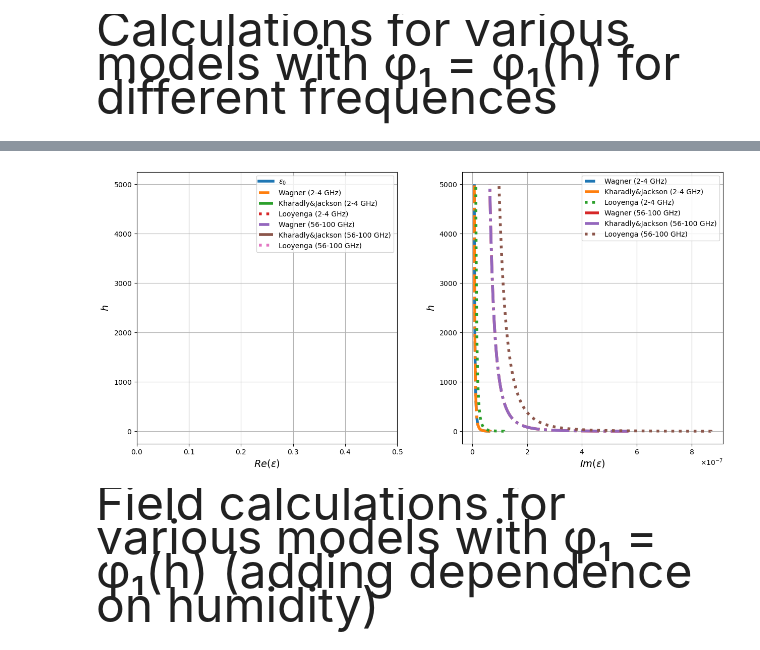
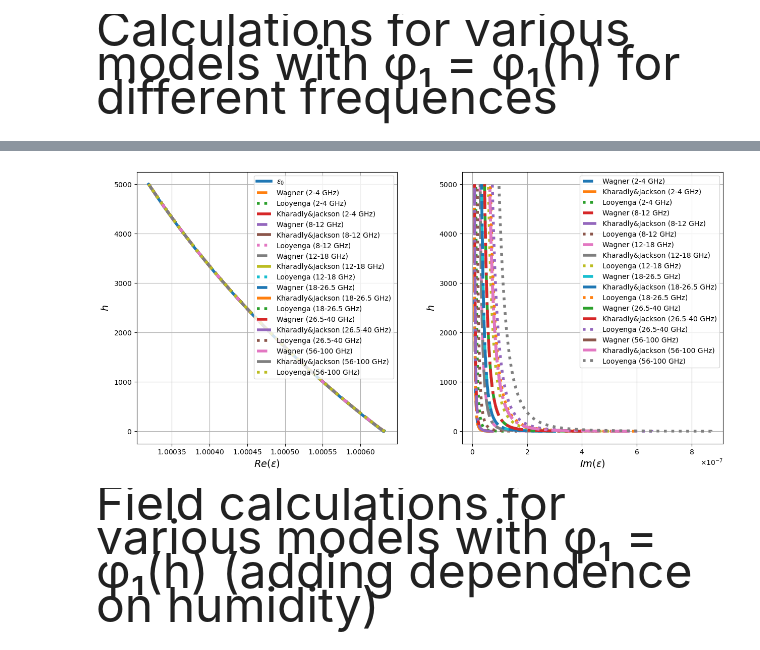
Before and after one commit to Margo-10/pe_radiowaves, a Jupyter notebook: pe_radiowaves.ipynb, the cells around one changed output, grey strips where cells are left out. Cells and saved outputs as stored; diff of their text form; code cells hidden in the pictures.

```diff
--- a/pe_radiowaves.ipynb
+++ b/pe_radiowaves.ipynb
@@ -87,7 +87,7 @@ plt.show()
 # %%
 cols = 20
 Humidity = np.linspace(0,1,cols+1)
-eps_1 = [0]*cols
+eps_1 = [0]*(cols+1)
 for i in range(cols):
     eps_1[i]= (4.56 + 0.04*Humidity[i] - 7.78*pow(Humidity[i],2)*1.e-4 + 5.56*pow(Humidity[i],3)*1.e-6) + cmath.sqrt(-1)*(0.251+ 0.02*Humidity[i] - 3.71*pow(Humidity[i],2)*1.e-4 + 2.76*pow(Humidity[i],3)*1.e-6)
 # %%
@@ -164,9 +164,9 @@ plt.show()
 
 <span style="font-size: 48px;">Calculations for various models with φ₁ = φ₁(h) </span>
 # %%
-eps_1= [4.56 + cmath.sqrt(-1)*0.251]*(H_max*coeff+1)
+eps_1= [4.560 + cmath.sqrt(-1)*0.251]*(H_max*coeff+1)
 b=0.28
-rho=2440
+rho=2440.0
 
 #visibility
 V_0 = 6.5; #meters
@@ -280,8 +280,8 @@ plt.show()
 <span style="font-size: 48px;">Calculations for various models with φ₁ = φ₁(h) (adding dependence on humidity)</span>
 # %%
 cols = 20
-Humidity = np.linspace(0,1,cols)
-eps_1 = [0]*cols
+Humidity = np.linspace(0,1,cols+1)
+eps_1 = [0]*(cols+1)
 for i in range(cols):
     eps_1[i]= (4.56 + 0.04*Humidity[i] - 7.78*pow(Humidity[i],2)*1.e-4 + 5.56*pow(Humidity[i],3)*1.e-6) + cmath.sqrt(-1)*(0.251+ 0.02*Humidity[i] - 3.71*pow(Humidity[i],2)*1.e-4 + 2.76*pow(Humidity[i],3)*1.e-6)
 # %%
@@ -363,11 +363,5 @@ plt.show()
 # %%
 Humidity = 0.0
 cols = 6
-eps_1 = [4.56 + cmath.sqrt(-1)*0.251, 5.73 + cmath.sqrt(-1)*0.415, 5.50 + cmath.sqrt(-1)*1.300,  5.10 + cmath.sqrt(-1)*1.400,  4.00 + cmath.sqrt(-1)*1.325, 3.50 + cmath.sqrt(-1)*1.640]
-eps_w_real = np.zeros((H_max*coeff+1,cols),dtype=complex)
-eps_kj_real = np.zeros((H_max*coeff+1,cols),dtype=complex)
-eps_l_real = np.zeros((H_max*coeff+1,cols),dtype=complex)
-eps_w_complex = np.zeros((H_max*coeff+1,cols),dtype=complex)
-eps_kj_complex = np.zeros((H_max*coeff+1,cols),dtype=complex)
-eps_l_complex = np.zeros((H_max*coeff+1,cols),dtype=complex)
+eps_1 = [4.560 + cmath.sqrt(-1)*0.251, 5.730 + cmath.sqrt(-1)*0.415, 5.500 + cmath.sqrt(-1)*1.300,  5.100 + cmath.sqrt(-1)*1.400,  4.000 + cmath.sqrt(-1)*1.325, 3.500 + cmath.sqrt(-1)*1.640]
 # %%
@@ -405,36 +420,72 @@ fig, axs = plt.subplots(1, 2, figsize=(15, 7), gridspec_kw={'wspace': 0.25} )
 #fig.suptitle('Добавление влажности ($H = {} \% $)'.format(Humidity*100))
 
 axs[0].plot(eps_0, h,  label='$ε_0$', linewidth='4', linestyle='-')
 axs[0].plot(eps_w_real[:, 0], h,  label='Wagner (2-4 GHz)', linewidth='4', linestyle='--')
+axs[0].plot(eps_l_real[:,0],h,  label='Looyenga (2-4 GHz)', linewidth='4', linestyle=':')
 axs[0].plot(eps_kj_real[:,0],h, label='Kharadly&Jackson (2-4 GHz)', linewidth='4',  linestyle='-.')
-axs[0].plot(eps_l_real[:,0],h,  label='Looyenga (2-4 GHz)', linewidth='4', linestyle=':')
+
+axs[0].plot(eps_w_real[:,1], h,  label='Wagner (8-12 GHz)', linewidth='4', linestyle='--')
+axs[0].plot(eps_kj_real[:,1],h, label='Kharadly&Jackson (8-12 GHz)', linewidth='4',  linestyle='-.')
+axs[0].plot(eps_l_real[:,1], h,  label='Looyenga (8-12 GHz)', linewidth='4', linestyle=':')
+
+axs[0].plot(eps_w_real[:,2], h,  label='Wagner (12-18 GHz)', linewidth='4', linestyle='--')
+axs[0].plot(eps_kj_real[:,2],h, label='Kharadly&Jackson (12-18 GHz)', linewidth='4',  linestyle='-.')
+axs[0].plot(eps_l_real[:,2], h,  label='Looyenga (12-18 GHz)', linewidth='4', linestyle=':')
+
+axs[0].plot(eps_w_real[:,3], h,  label='Wagner (18-26.5 GHz)', linewidth='4', linestyle='--')
+axs[0].plot(eps_kj_real[:,3],h, label='Kharadly&Jackson (18-26.5 GHz)', linewidth='4',  linestyle='-.')
+axs[0].plot(eps_l_real[:,3], h,  label='Looyenga (18-26.5 GHz)', linewidth='4', linestyle=':')
+
+axs[0].plot(eps_w_real[:,4], h,  label='Wagner (26.5-40 GHz)', linewidth='4', linestyle='--')
+axs[0].plot(eps_kj_real[:,4],h, label='Kharadly&Jackson (26.5-40 GHz)', linewidth='4',  linestyle='-.')
+axs[0].plot(eps_l_real[:,4], h,  label='Looyenga (26.5-40 GHz)', linewidth='4', linestyle=':')
+
 axs[0].plot(eps_w_real[:,5], h,  label='Wagner (56-100 GHz)', linewidth='4', linestyle='--')
 axs[0].plot(eps_kj_real[:,5],h, label='Kharadly&Jackson (56-100 GHz)', linewidth='4',  linestyle='-.')
 axs[0].plot(eps_l_real[:,5], h,  label='Looyenga (56-100 GHz)', linewidth='4', linestyle=':')
 axs[0].set_ylabel('$h$', fontsize=14)
 axs[0].set_xlabel('$Re(ε)$', fontsize=14) #, labelpad=18)
+# axs[0].set_xlim(1.4, 1.5)
 #axs[0].set_title('Стандартная рефракция без пыли')
 axs[0].ticklabel_format(style='scientific', axis='Both', useMathText=True, useOffset=False)
 axs[0].grid(True)
 axs[0].legend()
 
 axs[1].plot(eps_w_complex[:,0], h,  label='Wagner (2-4 GHz)', linewidth='4', linestyle='--')
 axs[1].plot(eps_kj_complex[:,0],h,  label='Kharadly&Jackson (2-4 GHz)', linewidth='4', linestyle='-.')
 axs[1].plot(eps_l_complex[:,0],h,  label='Looyenga (2-4 GHz)', linewidth='4', linestyle=':')
+
+axs[1].plot(eps_w_complex[:,1], h,  label='Wagner (8-12 GHz)', linewidth='4', linestyle='--')
+axs[1].plot(eps_kj_complex[:,1],h, label='Kharadly&Jackson (8-12 GHz)', linewidth='4',  linestyle='-.')
+axs[1].plot(eps_l_complex[:,1], h,  label='Looyenga (8-12 GHz)', linewidth='4', linestyle=':')
+
+axs[1].plot(eps_w_complex[:,2], h,  label='Wagner (12-18 GHz)', linewidth='4', linestyle='--')
+axs[1].plot(eps_kj_complex[:,2],h, label='Kharadly&Jackson (12-18 GHz)', linewidth='4',  linestyle='-.')
+axs[1].plot(eps_l_complex[:,2], h,  label='Looyenga (12-18 GHz)', linewidth='4', linestyle=':')
+
+axs[1].plot(eps_w_complex[:,3], h,  label='Wagner (18-26.5 GHz)', linewidth='4', linestyle='--')
+axs[1].plot(eps_kj_complex[:,3],h, label='Kharadly&Jackson (18-26.5 GHz)', linewidth='4',  linestyle='-.')
+axs[1].plot(eps_l_complex[:,3], h,  label='Looyenga (18-26.5 GHz)', linewidth='4', linestyle=':')
+
+axs[1].plot(eps_w_complex[:,4], h,  label='Wagner (26.5-40 GHz)', linewidth='4', linestyle='--')
+axs[1].plot(eps_kj_complex[:,4],h, label='Kharadly&Jackson (26.5-40 GHz)', linewidth='4',  linestyle='-.')
+axs[1].plot(eps_l_complex[:,4], h,  label='Looyenga (26.5-40 GHz)', linewidth='4', linestyle=':')
+
+
 axs[1].plot(eps_w_complex[:,5], h,  label='Wagner (56-100 GHz)', linewidth='4', linestyle='-.')
 axs[1].plot(eps_kj_complex[:,5],h,  label='Kharadly&Jackson (56-100 GHz)', linewidth='4', linestyle='-.')
 axs[1].plot(eps_l_complex[:,5],h,  label='Looyenga (56-100 GHz)', linewidth='4', linestyle=':')
 axs[1].set_xlabel('$Im(ε)$', fontsize=14) #, labelpad=18)
 axs[1].set_ylabel('$h$', fontsize=14)
-axs[0].set_xlim(0, 0.5)
+# axs[1].set_xlim(0, 0.4)
 # axs[1].set_title()
 axs[1].ticklabel_format(style='scientific', axis='Both', useMathText=True, useOffset=False)
 axs[1].grid(True)
 axs[1].legend()
 
 plt.show()
 # %% [output]
-[figure, old version]
+[figure, new version]
 # %% [markdown]
 <span style="font-size: 48px;">Field calculations for various models with φ₁ = φ₁(h) (adding dependence on humidity)</span>
 # %%
```
Also changed, not shown: parts of 6 cells of this notebook.
